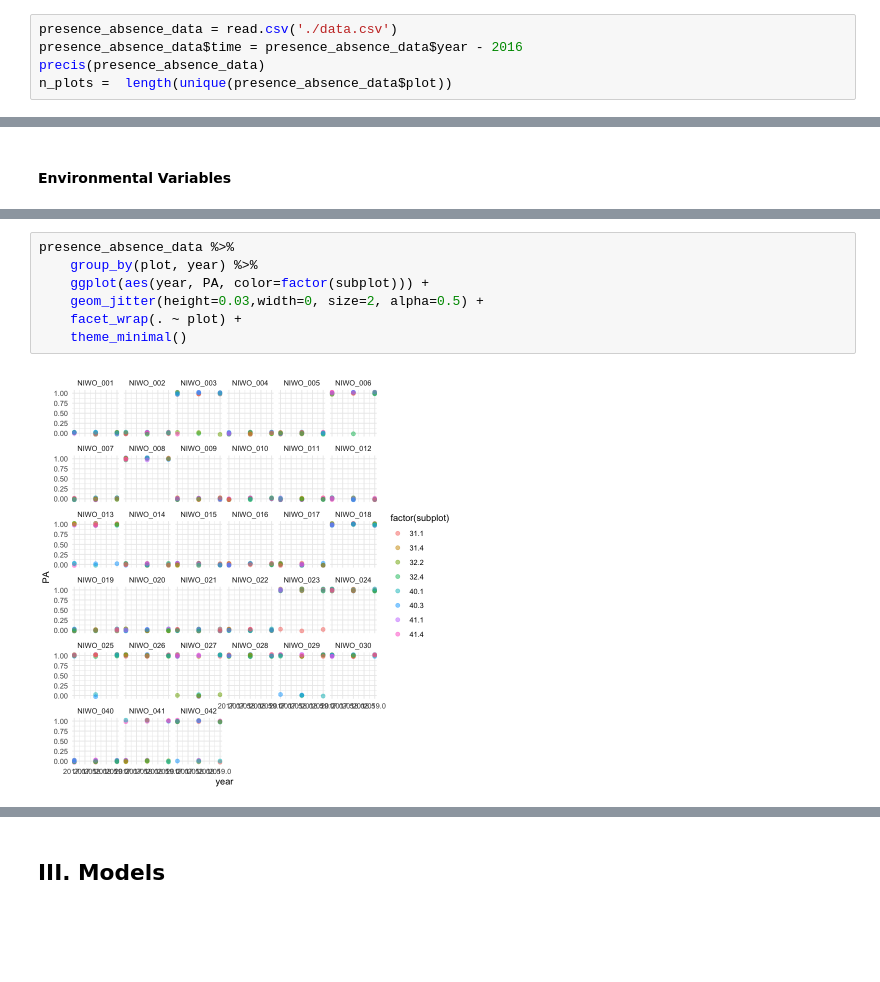
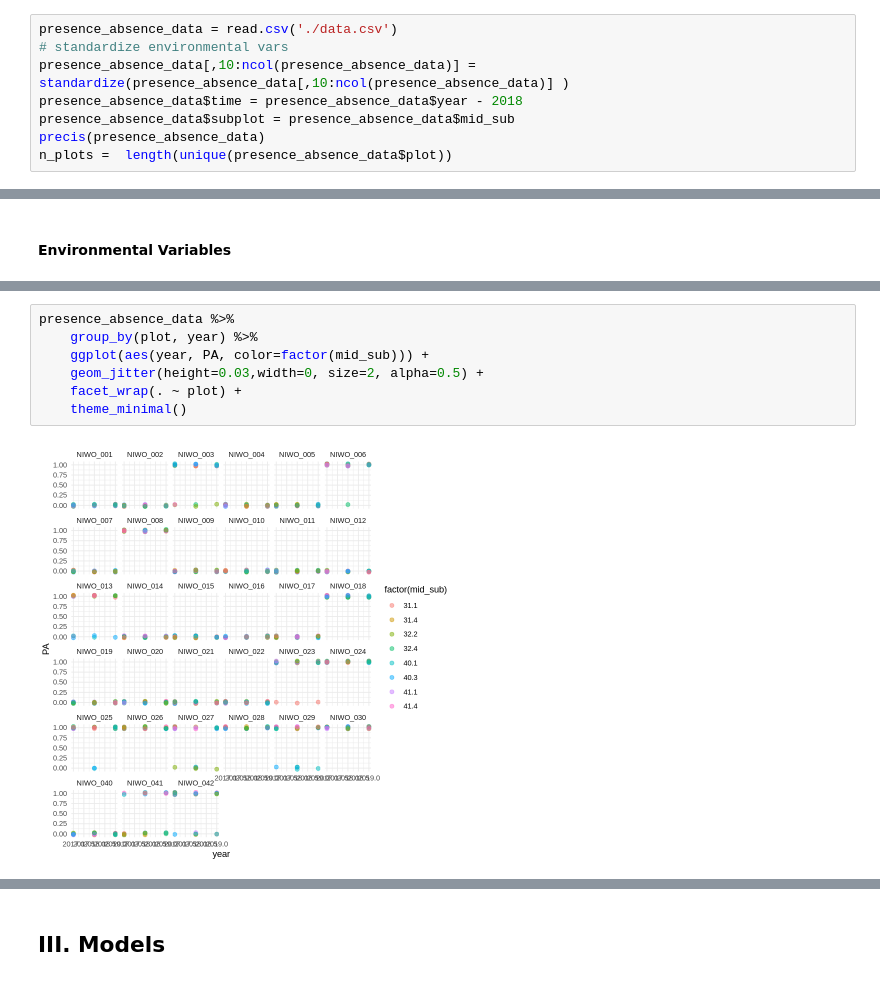
Before and after one commit to gottacatchenall/niwot_sdm_kernel, a Jupyter notebook: NiwotSDMs.ipynb, the cells around one changed output, grey strips where cells are left out. Saved outputs shown, nothing was run; the diff lists cells and outputs as text; blank space fills up the shorter version.

```diff
--- a/NiwotSDMs.ipynb
+++ b/NiwotSDMs.ipynb
@@ -66,7 +66,10 @@ source('./src/simulate_data.R');
 ### 2.1 Load Data
 # %%
 presence_absence_data = read.csv('./data.csv')
-presence_absence_data$time = presence_absence_data$year - 2016
+# standardize environmental vars
+presence_absence_data[,10:ncol(presence_absence_data)] = standardize(presence_absence_data[,10:ncol(presence_absence_data)] )
+presence_absence_data$time = presence_absence_data$year - 2018
+presence_absence_data$subplot = presence_absence_data$mid_sub
 precis(presence_absence_data)
 n_plots =  length(unique(presence_absence_data$plot))
 # %% [output]
@@ -115,12 +118,12 @@ ggcorr(presence_absence_data[,10:ncol(presence_absence_data)-1], label=T)
 # %%
 presence_absence_data %>%
     group_by(plot, year) %>%
-    ggplot(aes(year, PA, color=factor(subplot))) +
+    ggplot(aes(year, PA, color=factor(mid_sub))) +
     geom_jitter(height=0.03,width=0, size=2, alpha=0.5) +
     facet_wrap(. ~ plot) +
     theme_minimal()
 # %% [output]
-[figure, old version]
+[figure, new version]
 # %%
 presence_absence_data %>%
     group_by(plot, year) %>%
```
Also changed, not shown: parts of 33 cells of this notebook.
